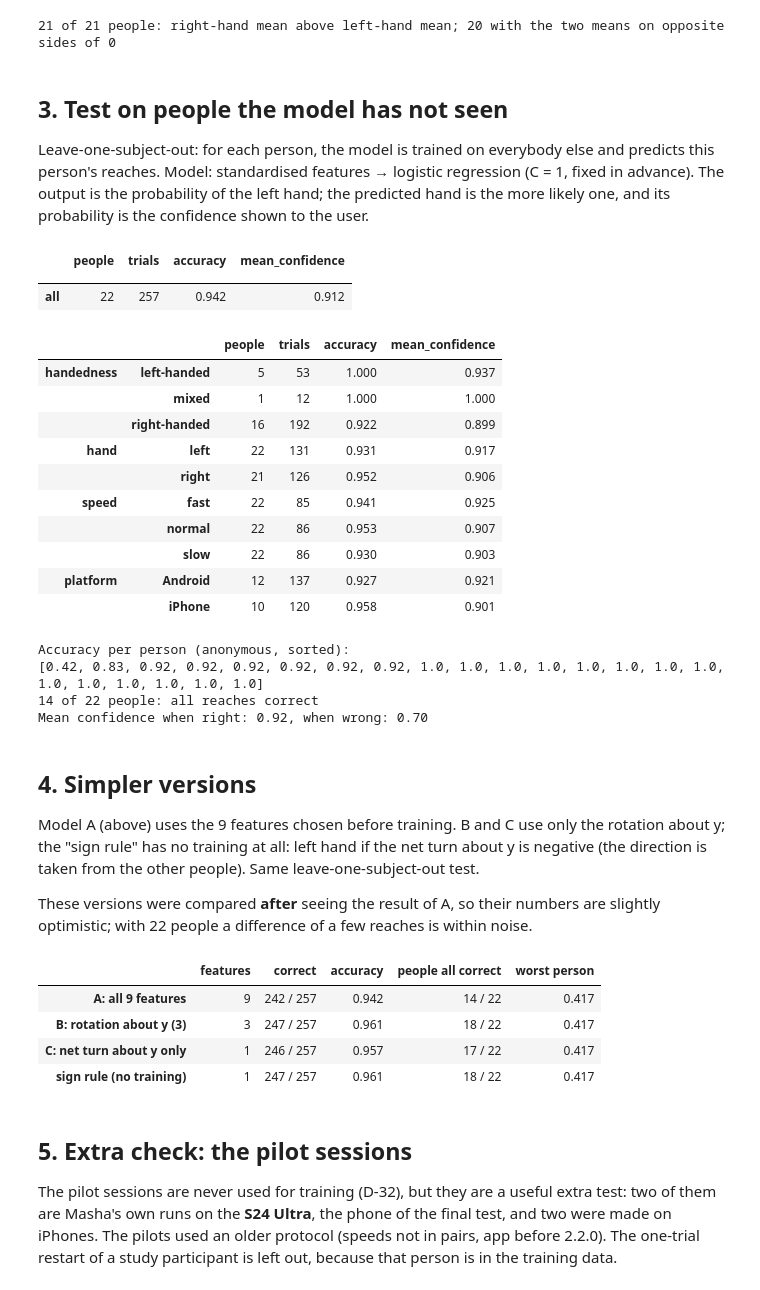
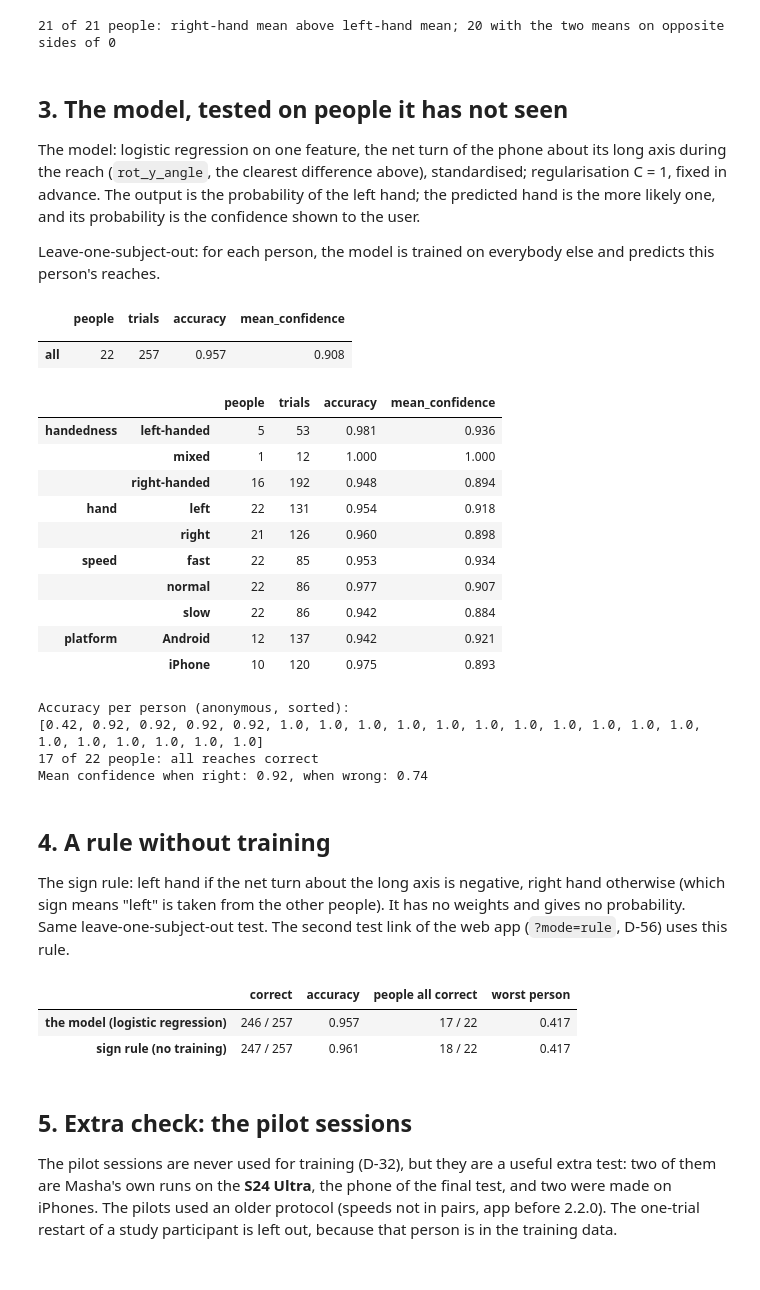
Before and after one commit to mariyaz0/hand-to-nose, a Jupyter notebook: notebooks/02_hand_model.ipynb, the cells around one changed output. Drawn from its saved outputs; the diff is of its cells as text; code cells hidden in the pictures.

```diff
--- a/notebooks/02_hand_model.ipynb
+++ b/notebooks/02_hand_model.ipynb
@@ -195,33 +195,36 @@ print(f"{(per['right'] > per['left']).sum()} of {len(per)} people: right-hand me
 [figure]
 21 of 21 people: right-hand mean above left-hand mean; 20 with the two means on opposite sides of 0
 # %% [markdown]
-## 3. Test on people the model has not seen
+## 3. The model, tested on people it has not seen
+
+The model: logistic regression on one feature, the net turn of the phone about its long axis
+during the reach (`rot_y_angle`, the clearest difference above), standardised; regularisation
+C = 1, fixed in advance. The output is the probability of the left hand; the predicted hand is the
+more likely one, and its probability is the confidence shown to the user.
 
 Leave-one-subject-out: for each person, the model is trained on everybody else and predicts this
-person's reaches. Model: standardised features → logistic regression (C = 1, fixed in advance).
-The output is the probability of the left hand; the predicted hand is the more likely one, and its
-probability is the confidence shown to the user.
+person's reaches.
 # %%
-res = leave_one_subject_out(data)
+res = leave_one_subject_out(data, FINAL_FEATURES)
 accuracy_table(res)
 # %% [output]
 |  | people | trials | accuracy | mean_confidence |
 |  |  |  |  |  |
-| all | 22 | 257 | 0.942 | 0.912 |
+| all | 22 | 257 | 0.957 | 0.908 |
 # %%
 pd.concat({by: accuracy_table(res, by) for by in ["handedness", "hand", "speed", "platform"]})
 # %% [output]
 |  |  | people | trials | accuracy | mean_confidence |
-| handedness | left-handed | 5 | 53 | 1.000 | 0.937 |
+| handedness | left-handed | 5 | 53 | 0.981 | 0.936 |
 |  | mixed | 1 | 12 | 1.000 | 1.000 |
-|  | right-handed | 16 | 192 | 0.922 | 0.899 |
-| hand | left | 22 | 131 | 0.931 | 0.917 |
-|  | right | 21 | 126 | 0.952 | 0.906 |
-| speed | fast | 22 | 85 | 0.941 | 0.925 |
-|  | normal | 22 | 86 | 0.953 | 0.907 |
-|  | slow | 22 | 86 | 0.930 | 0.903 |
-| platform | Android | 12 | 137 | 0.927 | 0.921 |
-|  | iPhone | 10 | 120 | 0.958 | 0.901 |
+|  | right-handed | 16 | 192 | 0.948 | 0.894 |
+| hand | left | 22 | 131 | 0.954 | 0.918 |
+|  | right | 21 | 126 | 0.960 | 0.898 |
+| speed | fast | 22 | 85 | 0.953 | 0.934 |
+|  | normal | 22 | 86 | 0.977 | 0.907 |
+|  | slow | 22 | 86 | 0.942 | 0.884 |
+| platform | Android | 12 | 137 | 0.942 | 0.921 |
+|  | iPhone | 10 | 120 | 0.975 | 0.893 |
 # %%
 pp = per_person_accuracy(res)
 print("Accuracy per person (anonymous, sorted):")
@@ -231,44 +234,29 @@ print(f"Mean confidence when right: {res.loc[res['correct'], 'confidence'].mean(
       f"when wrong: {res.loc[~res['correct'], 'confidence'].mean():.2f}")
 # %% [output]
 Accuracy per person (anonymous, sorted):
-[0.42, 0.83, 0.92, 0.92, 0.92, 0.92, 0.92, 0.92, 1.0, 1.0, 1.0, 1.0, 1.0, 1.0, 1.0, 1.0, 1.0, 1.0, 1.0, 1.0, 1.0, 1.0]
-14 of 22 people: all reaches correct
-Mean confidence when right: 0.92, when wrong: 0.70
+[0.42, 0.92, 0.92, 0.92, 0.92, 1.0, 1.0, 1.0, 1.0, 1.0, 1.0, 1.0, 1.0, 1.0, 1.0, 1.0, 1.0, 1.0, 1.0, 1.0, 1.0, 1.0]
+17 of 22 people: all reaches correct
+Mean confidence when right: 0.92, when wrong: 0.74
 # %% [markdown]
-## 4. Simpler versions
+## 4. A rule without training
 
-Model A (above) uses the 9 features chosen before training. B and C use only the rotation about y;
-the "sign rule" has no training at all: left hand if the net turn about y is negative (the
-direction is taken from the other people). Same leave-one-subject-out test.
-
-These versions were compared **after** seeing the result of A, so their numbers are slightly
-optimistic; with 22 people a difference of a few reaches is within noise.
+The sign rule: left hand if the net turn about the long axis is negative, right hand otherwise
+(which sign means "left" is taken from the other people). It has no weights and gives no
+probability. Same leave-one-subject-out test. The second test link of the web app
+(`?mode=rule`, D-56) uses this rule.
 # %%
-variants = {
-    "A: all 9 features": FEATURES,
-    "B: rotation about y (3)": ["rot_y_angle", "rot_y_max", "rot_y_min"],
-    "C: net turn about y only": ["rot_y_angle"],
-}
 rows = {}
-for name, fs in variants.items():
-    r = leave_one_subject_out(data, fs)
+for name, r in {"the model (logistic regression)": res,
+                "sign rule (no training)": single_feature_rule(data, "rot_y_angle")}.items():
     acc_pp = r.groupby("session_id")["correct"].mean()
-    rows[name] = {"features": len(fs), "correct": f"{r['correct'].sum()} / {len(r)}",
-                  "accuracy": r["correct"].mean(), "people all correct": f"{(acc_pp == 1).sum()} / {len(acc_pp)}",
+    rows[name] = {"correct": f"{r['correct'].sum()} / {len(r)}", "accuracy": r["correct"].mean(),
+                  "people all correct": f"{(acc_pp == 1).sum()} / {len(acc_pp)}",
                   "worst person": acc_pp.min()}
-r = single_feature_rule(data, "rot_y_angle")
-acc_pp = r.groupby("session_id")["correct"].mean()
-rows["sign rule (no training)"] = {"features": 1, "correct": f"{r['correct'].sum()} / {len(r)}",
-                                   "accuracy": r["correct"].mean(),
-                                   "people all correct": f"{(acc_pp == 1).sum()} / {len(acc_pp)}",
-                                   "worst person": acc_pp.min()}
 pd.DataFrame(rows).T
 # %% [output]
-|  | features | correct | accuracy | people all correct | worst person |
-| A: all 9 features | 9 | 242 / 257 | 0.942 | 14 / 22 | 0.417 |
-| B: rotation about y (3) | 3 | 247 / 257 | 0.961 | 18 / 22 | 0.417 |
-| C: net turn about y only | 1 | 246 / 257 | 0.957 | 17 / 22 | 0.417 |
-| sign rule (no training) | 1 | 247 / 257 | 0.961 | 18 / 22 | 0.417 |
+|  | correct | accuracy | people all correct | worst person |
+| the model (logistic regression) | 246 / 257 | 0.957 | 17 / 22 | 0.417 |
+| sign rule (no training) | 247 / 257 | 0.961 | 18 / 22 | 0.417 |
 # %% [markdown]
 ## 5. Extra check: the pilot sessions
 
```
Also changed, not shown: parts of 6 cells of this notebook, 14 other files.
